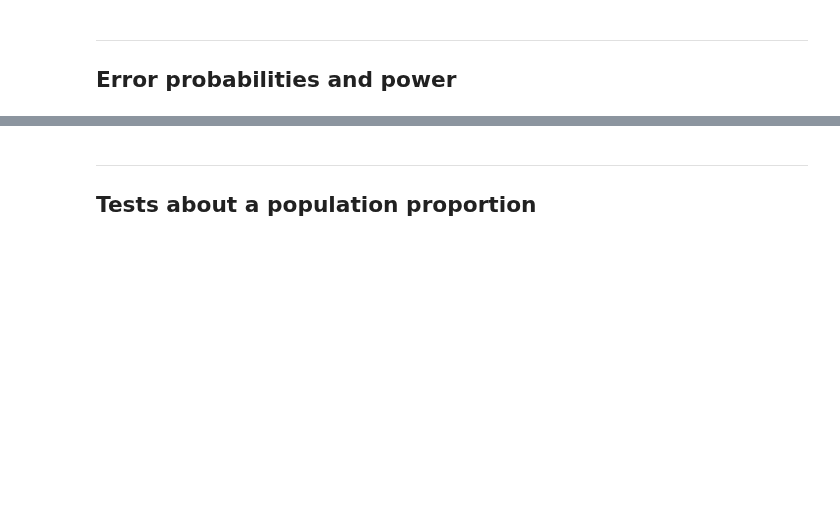
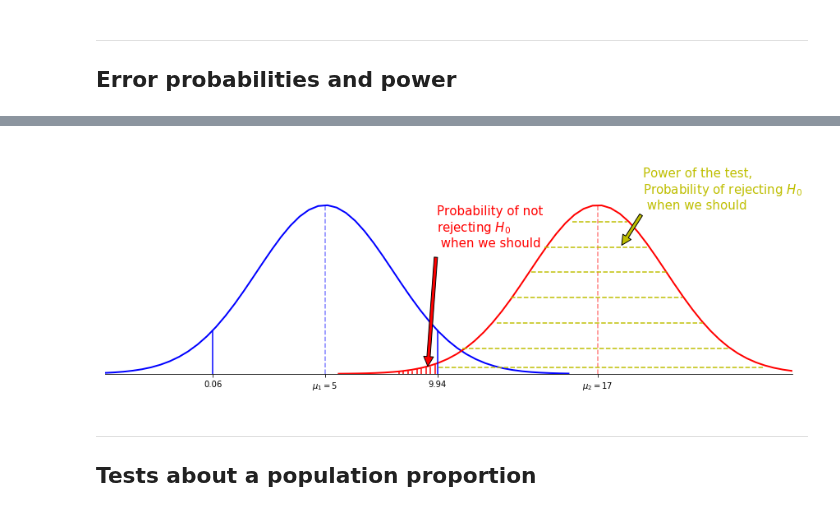
Before and after one commit to arstepanyan/Notes, a Jupyter notebook: statistics/foundations_of_statistics.ipynb, the cells around one changed output, grey strips where cells are left out. Saved outputs shown, nothing was run; the diff lists cells and outputs as text; code cells hidden in the pictures; blank space fills up the shorter version.

Commit message:
power of the test

```diff
--- a/statistics/foundations_of_statistics.ipynb
+++ b/statistics/foundations_of_statistics.ipynb
@@ -766,3 +783,79 @@ What if the decision we made as a result of our significance test is actualy not
+# %%
+import numpy as np
+import matplotlib.pyplot as plt
+sns.reset_orig()
+
+s1_mean, s1_std = 5, 3
+s2_mean, s2_std = 17, 3
+
+np.random.seed(123)
+s1 = np.random.normal(s1_mean, s1_std, size=1000)
+s2 = np.random.normal(s2_mean, s2_std, size=1000)
+alpha = 0.1
+z_score = 1.645
+x1 = round(-1.645*3+5, 2)
+x2 = round(1.645*3+5, 2)
+
+plt.figure(figsize=(15, 5))
+
+## normal curves
+count1, bins1, ignored1 = plt.hist(s1, bins=50, normed=True, histtype='step', color='white')
+_ = plt.plot(bins1, 1/(s1_std * np.sqrt(2 * np.pi)) * np.exp( - (bins1 - s1_mean)**2 / (2 * s1_std**2) ),
+            linewidth=2, color='b')
+
+count2, bins2, ignored2 = plt.hist(s2, bins=50, normed=True, histtype='step', color='white')
+_= plt.plot(bins2, 1/(s2_std * np.sqrt(2 * np.pi)) * np.exp( - (bins2 - s2_mean)**2 / (2 * s2_std**2) ),
+            linewidth=2, color='r')
+
+## frame and axes visability
+_ = plt.gca().axes.get_yaxis().set_visible(False)
+_= plt.gca().spines['top'].set_visible(False)
+_= plt.gca().spines['left'].set_visible(False)
+_= plt.gca().spines['right'].set_visible(False)
+
+## x limits and xticks
+_ = plt.xlim(min(s1), max(s2))
+_ = plt.xticks((x1, s1_mean, x2, s2_mean))
+_ = plt.gca().set_xticklabels((x1, '$\mu_1 = {}$'.format(s1_mean), x2, '$\mu_2 = {}$'.format(s2_mean)))
+
+## vertical lines
+_ = plt.axvline(s1_mean, ymax=0.75, color='b', linestyle='--', alpha=0.5)
+_ = plt.axvline(s2_mean, ymax=0.75, color='r', linestyle='--', alpha=0.5)
+_ = plt.axvline(x1, ymax=0.19, color='b')
+_ = plt.axvline(x2, ymax=0.19, color='b')
+
+## fill in with lines to note the probability of not rejecting H0 when we should
+## NOTE: I am sure there is a better way of filling in under the curve.
+##       But after some time of searching, it doesn't seam to be streightforward.
+##       That's why I am manually filling in the lines
+_ = plt.axvline(x2-0.1, ymax=0.04, color='r')
+_ = plt.axvline(x2-0.3, ymax=0.03, color='r')
+_ = plt.axvline(x2-0.5, ymax=0.03, color='r')
+_ = plt.axvline(x2-0.7, ymax=0.02, color='r')
+_ = plt.axvline(x2-0.9, ymax=0.02, color='r')
+_ = plt.axvline(x2-1.1, ymax=0.01, color='r')
+_ = plt.axvline(x2-1.3, ymax=0.01, color='r')
+_ = plt.axvline(x2-1.5, ymax=0.009, color='r')
+_ = plt.axvline(x2-1.7, ymax=0.009, color='r')
+
+## annotate
+_ = plt.annotate('Probability of not \nrejecting $H_0$\n when we should', xy=(9.5, 0.001), xytext=(9.9, 0.1),
+                arrowprops=dict(facecolor='r', shrink=0.05), fontsize=15, color='r')
+
+## fill in with lines to note the power of test (the probability of rejecting H0 when we should)
+_ = plt.axhline(0.12, xmin=0.68, xmax= 0.76, color='y', linestyle='--')
+_ = plt.axhline(0.1, xmin=0.64, xmax= 0.79, color='y', linestyle='--')
+_ = plt.axhline(0.08, xmin=0.62, xmax= 0.82, color='y', linestyle='--')
+_ = plt.axhline(0.06, xmin=0.59, xmax= 0.84, color='y', linestyle='--')
+_ = plt.axhline(0.04, xmin=0.57, xmax= 0.87, color='y', linestyle='--')
+_ = plt.axhline(0.02, xmin=0.52, xmax= 0.91, color='y', linestyle='--')
+_ = plt.axhline(0.005, xmin=0.485, xmax= 0.96, color='y', linestyle='--')
+
+## annotate
+_ = plt.annotate('Power of the test, \nProbability of rejecting $H_0$\n when we should', xy=(18, 0.1), xytext=(19, 0.13),
+                arrowprops=dict(facecolor='y', shrink=0.05), fontsize=15, color='y')
+# %% [output]
+[figure, added]
 # %% [markdown]
 --------------
 ## Tests about a population proportion
```
Also changed, not shown: parts of 3 cells of this notebook.
